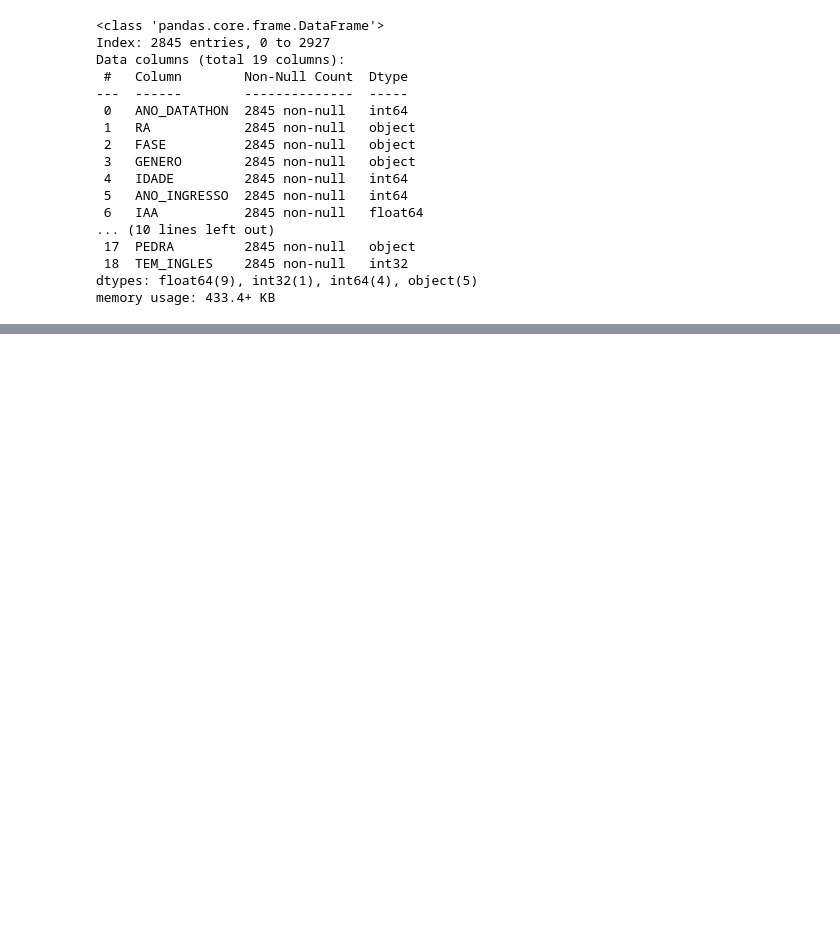
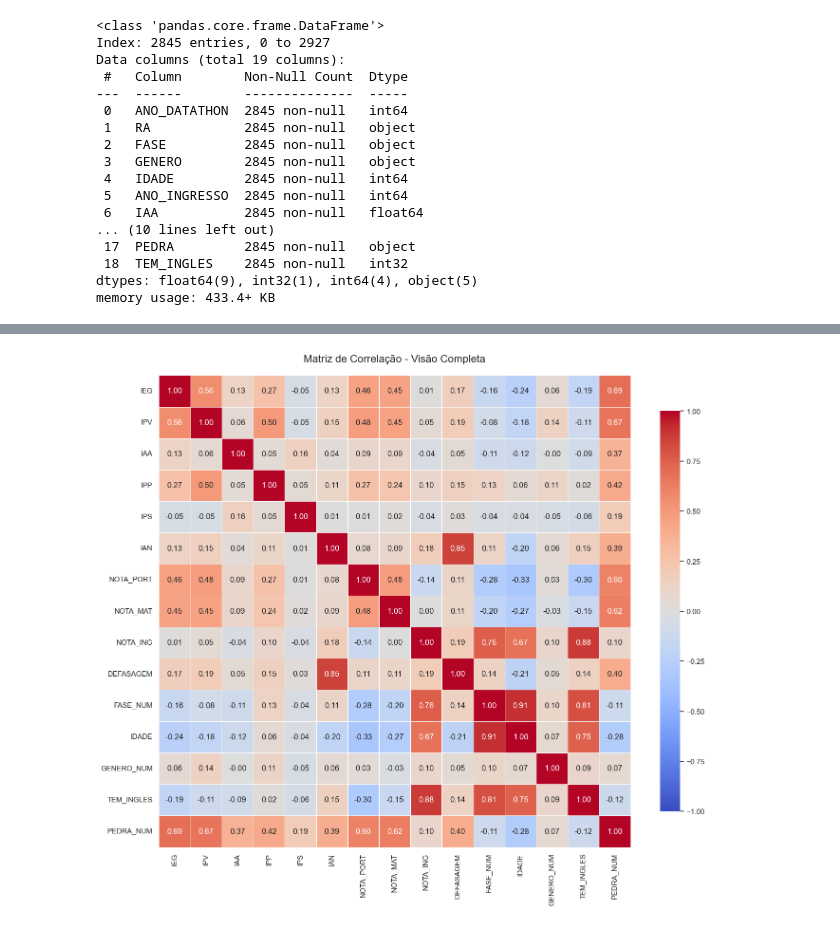
Before and after one commit to Lakand/Datathon-MLET, a Jupyter notebook: notebooks/exploracao_dados.ipynb, the cells around one changed output, grey strips where cells are left out. Saved outputs shown, nothing was run; the diff lists cells and outputs as text; code cells hidden in the pictures; blank space fills up the shorter version.

```diff
--- a/notebooks/exploracao_dados.ipynb
+++ b/notebooks/exploracao_dados.ipynb
@@ -492,0 +549,33 @@ memory usage: 433.4+ KB
+# %%
+# --- BLOCO DE VISUALIZAÇÃO GERAL (ANÁLISE PRÉ-MODELAGEM) ---
+import matplotlib.pyplot as plt
+import seaborn as sns
+import math
+
+# 1. Definindo as variáveis que entrarão no modelo
+# (Certifique-se que todas essas colunas existem no seu df_final)
+cols_analise = [
+    'IEG', 'IPV', 'IAA', 'IPP', 'IPS', 'IAN',       # Indicadores
+    'NOTA_PORT', 'NOTA_MAT', 'NOTA_ING',            # Notas
+    'DEFASAGEM', 'FASE_NUM', 'IDADE', 'GENERO_NUM', # Contexto
+    'TEM_INGLES', 'PEDRA_NUM'                       # Target e Flags
+]
+
+# Filtrar apenas as que existem (segurança contra erros de digitação)
+cols_existentes = [c for c in cols_analise if c in df_final.columns]
+
+# --- A. GRÁFICO DE CORRELAÇÃO COMPLETO ---
+plt.figure(figsize=(14, 12))
+plt.title("Matriz de Correlação - Visão Completa", fontsize=16, pad=20)
+
+# Calculando correlação (numeric_only=True garante que só pega números)
+corr = df_final[cols_existentes].corr(numeric_only=True)
+
+# Plotando o Heatmap (sem máscara, quadrado inteiro)
+sns.heatmap(corr, annot=True, fmt=".2f", cmap='coolwarm', vmin=-1, vmax=1,
+            linewidths=0.5, square=True, cbar_kws={"shrink": 0.8})
+
+plt.tight_layout()
+plt.show()
+# %% [output]
+[figure, added]
```
Also changed, not shown: parts of 3 cells of this notebook.
